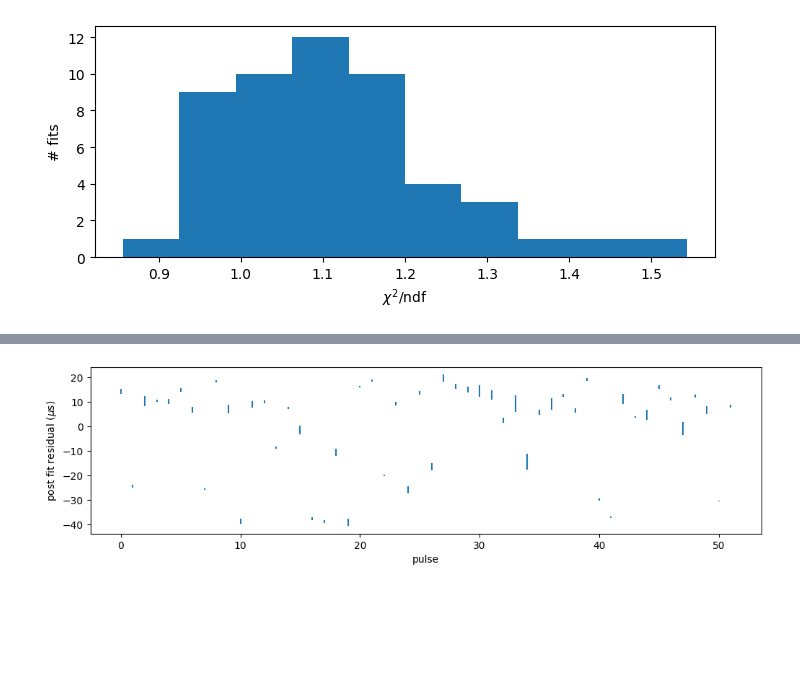
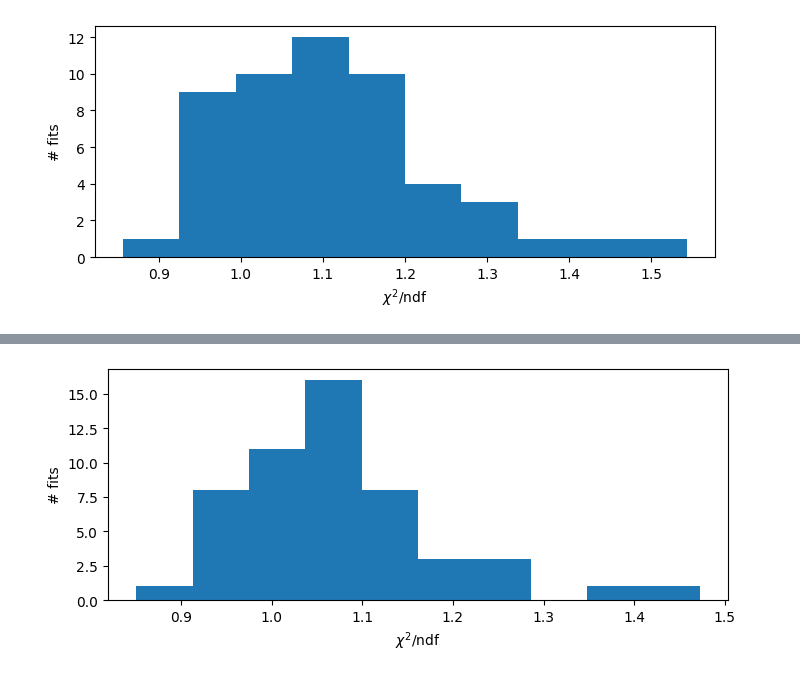
Before and after one commit to egede/pulsar-timing, a Jupyter notebook: fit.ipynb, the cells around one changed output, grey strips where cells are left out. Drawn from its saved outputs; the diff is of its cells as text; code cells hidden in the pictures; blank space fills up the shorter version.

```diff
--- a/fit.ipynb
+++ b/fit.ipynb
@@ -75,7 +84,7 @@ ax1.grid()
 ax1.legend(bbox_to_anchor=(0.97,1.01))
 ax1.set(ylabel="flux")
 
-rebin = 4
+rebin = 1
 residual = flux - model(time, np.array(m.values))
 res_bin = np.mean(np.reshape(residual,(1024//rebin,-1)), axis=1)
 pull_bin = res_bin / np.mean(np.reshape(flux_err,(1024//rebin,-1)), axis=1) * np.sqrt(rebin)
@@ -169,0 +439,20 @@ ax.hist(chi2ndf,10);
+# %%
+fig, (ax1, ax2) = plt.subplots(2, figsize=(12,6), sharex=True, gridspec_kw={'hspace':0})
+
+ax1.plot(time, flux, marker='o', linestyle='', label="data")
+
+ax1.plot(time, modelbuzz(time, np.array(m.values)), label = "fit")
+
+ax1.set(xlim=(0, 3.4))
+ax1.grid()
+ax1.legend(bbox_to_anchor=(0.97,1.01))
+ax1.set(ylabel="flux")
+
+# Now try to plot just the buzz part
+fitpoints = modelbuzz(time, np.array(m.values))
+m.values['A1'] = 0; m.values['A2'] = 0; m.values['A3'] = 0; m.values['n'] = 0;
+ax2.plot(time, flux - fitpoints + modelbuzz(time, np.array(m.values)), marker='o', linestyle='', label='buzz data')
+ax2.plot(time, modelbuzz(time, np.array(m.values)), label="buzz fit")
+
+plt.tight_layout()
+plt.show()
@@ -170,6 +529,6 @@ ax.hist(chi2ndf,10);
 # %%
-fig, ax = plt.subplots(1, figsize=(12,3))
-ax.set(ylabel="post fit residual ($\mu$s)", xlabel="pulse")
-ax.errorbar(range(ndata+1), arrival-np.mean(arrival), arrival_err, linestyle='');
+fig, ax = plt.subplots(1, figsize=(8,3))
+ax.set(ylabel="# fits", xlabel="$\chi^2/$ndf")
+ax.hist(chi2ndf,10);
 # %% [output]
-[figure, old version]
+[figure, new version]
```
Also changed, not shown: parts of 27 cells of this notebook.
